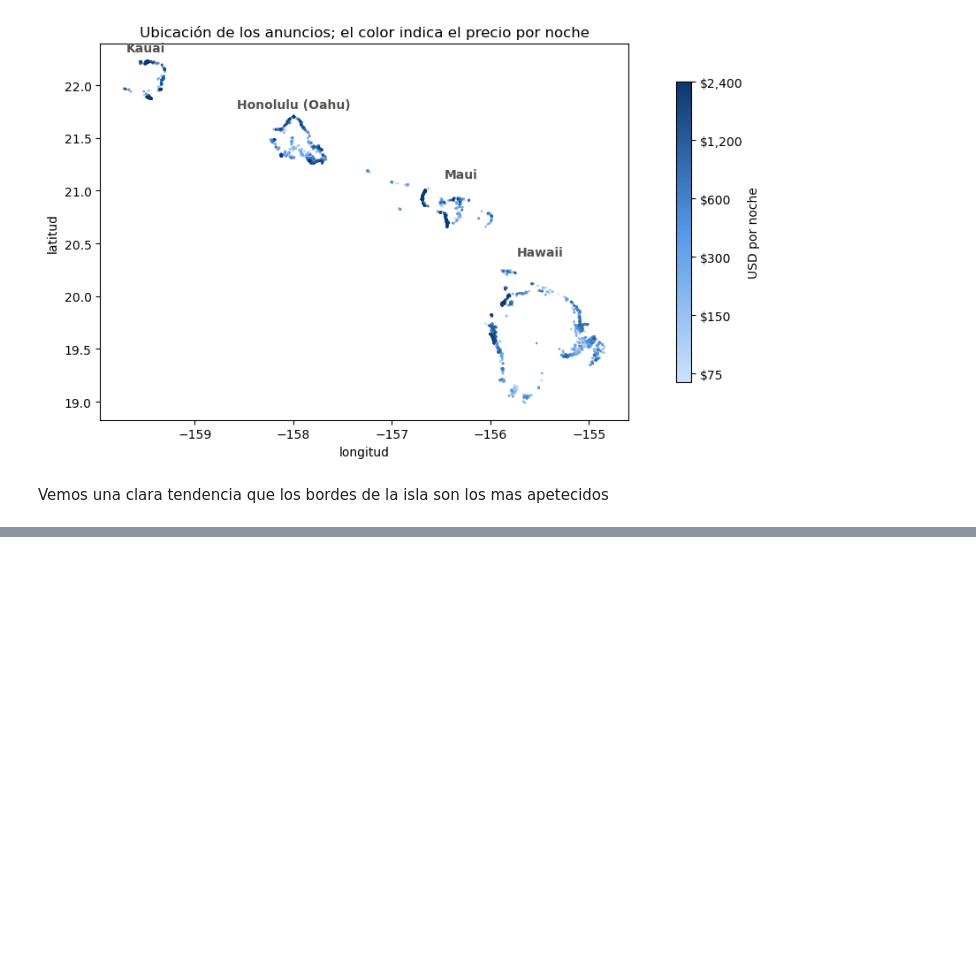
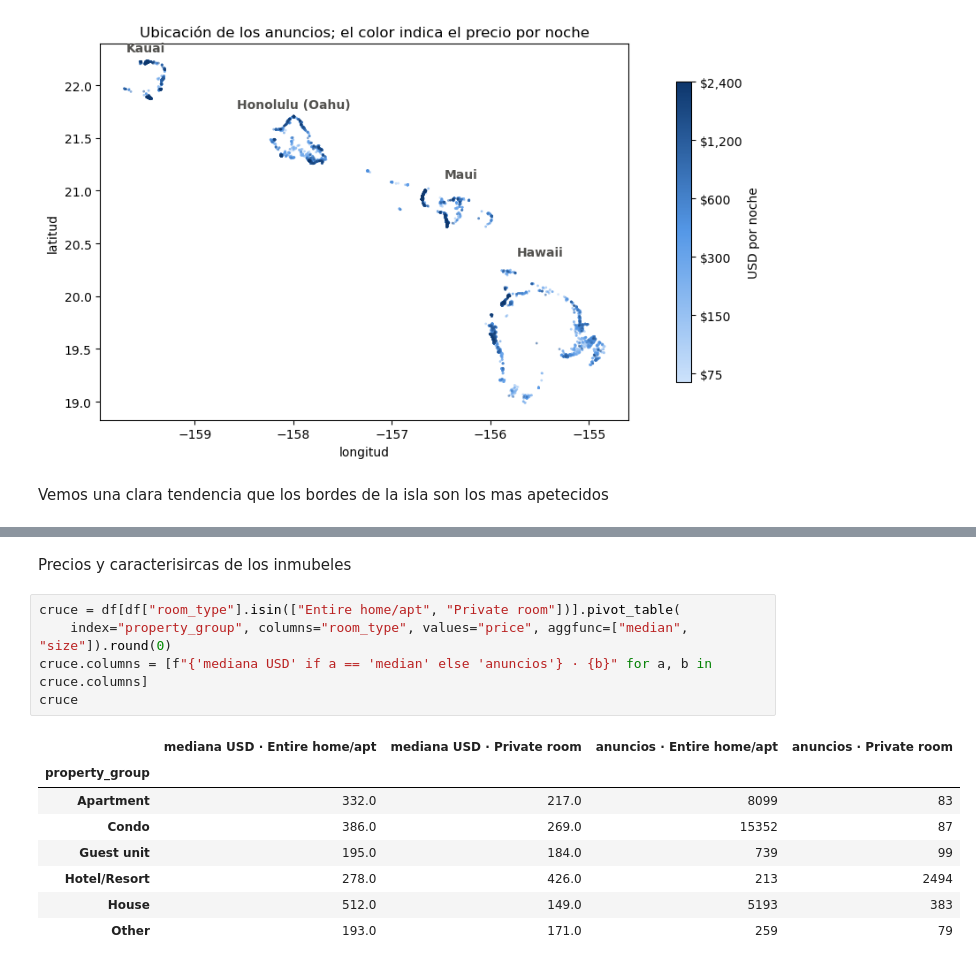
Before and after one commit to Jhonatanclavijo/Reto-Global-Classroom-Anal-tica-de-Airbnb---Hawai, a Jupyter notebook: Analisis exploratorio.ipynb, the cells around one changed output, grey strips where cells are left out. Cells and saved outputs as stored; diff of their text form; blank space fills up the shorter version.

```diff
--- a/Analisis exploratorio.ipynb
+++ b/Analisis exploratorio.ipynb
@@ -181,0 +213,16 @@ Vemos una clara tendencia que los bordes de la isla son los mas apetecidos
+# %% [markdown]
+Precios y caracterisircas de los inmubeles
+# %%
+cruce = df[df["room_type"].isin(["Entire home/apt", "Private room"])].pivot_table(
+    index="property_group", columns="room_type", values="price", aggfunc=["median", "size"]).round(0)
+cruce.columns = [f"{'mediana USD' if a == 'median' else 'anuncios'} · {b}" for a, b in cruce.columns]
+cruce
+# %% [output]
+|  | mediana USD · Entire home/apt | mediana USD · Private room | anuncios · Entire home/apt | anuncios · Private room |
+| property_group |  |  |  |  |
+| Apartment | 332.0 | 217.0 | 8099 | 83 |
+| Condo | 386.0 | 269.0 | 15352 | 87 |
+| Guest unit | 195.0 | 184.0 | 739 | 99 |
+| Hotel/Resort | 278.0 | 426.0 | 213 | 2494 |
+| House | 512.0 | 149.0 | 5193 | 383 |
+| Other | 193.0 | 171.0 | 259 | 79 |
```
Also changed, not shown: parts of 5 cells of this notebook.
